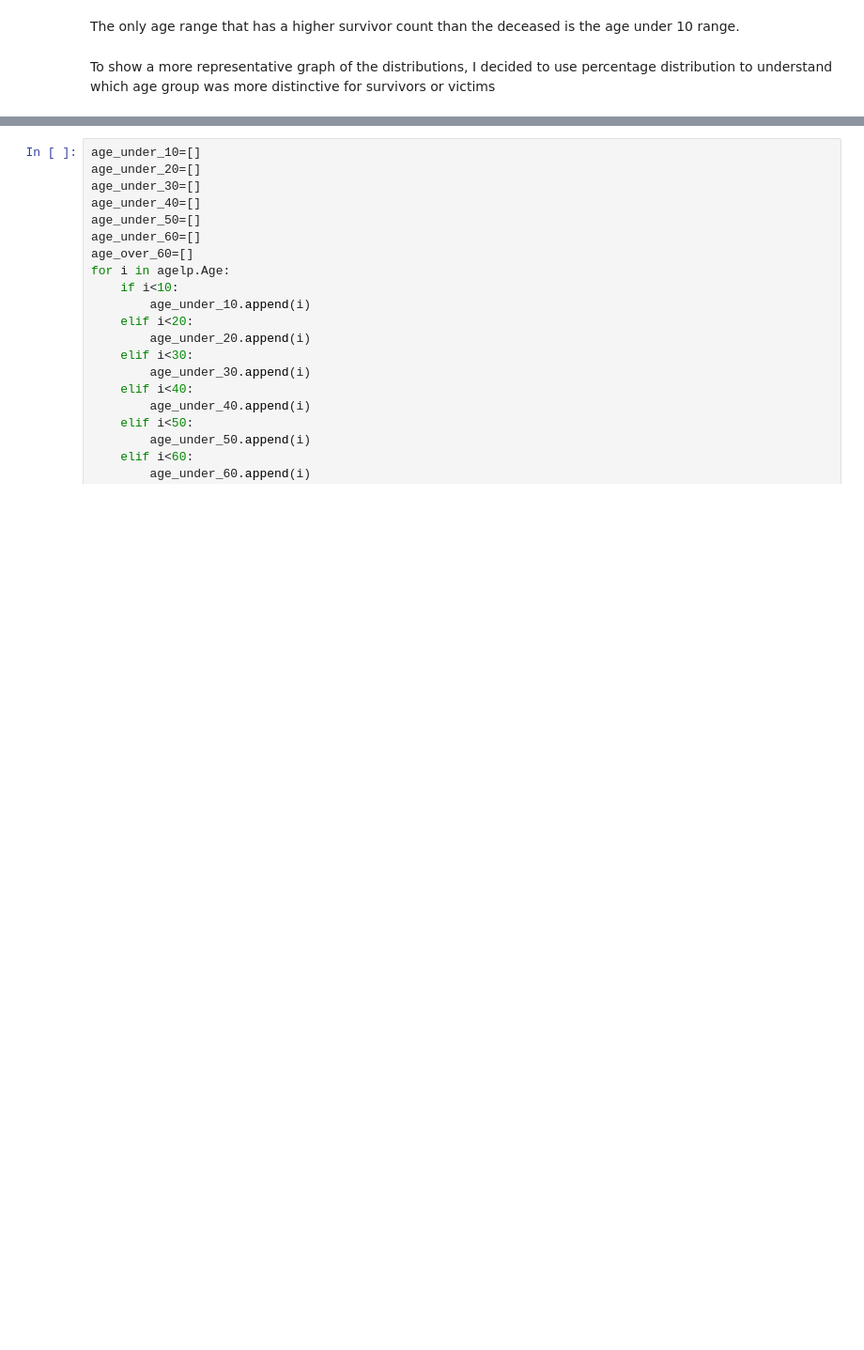
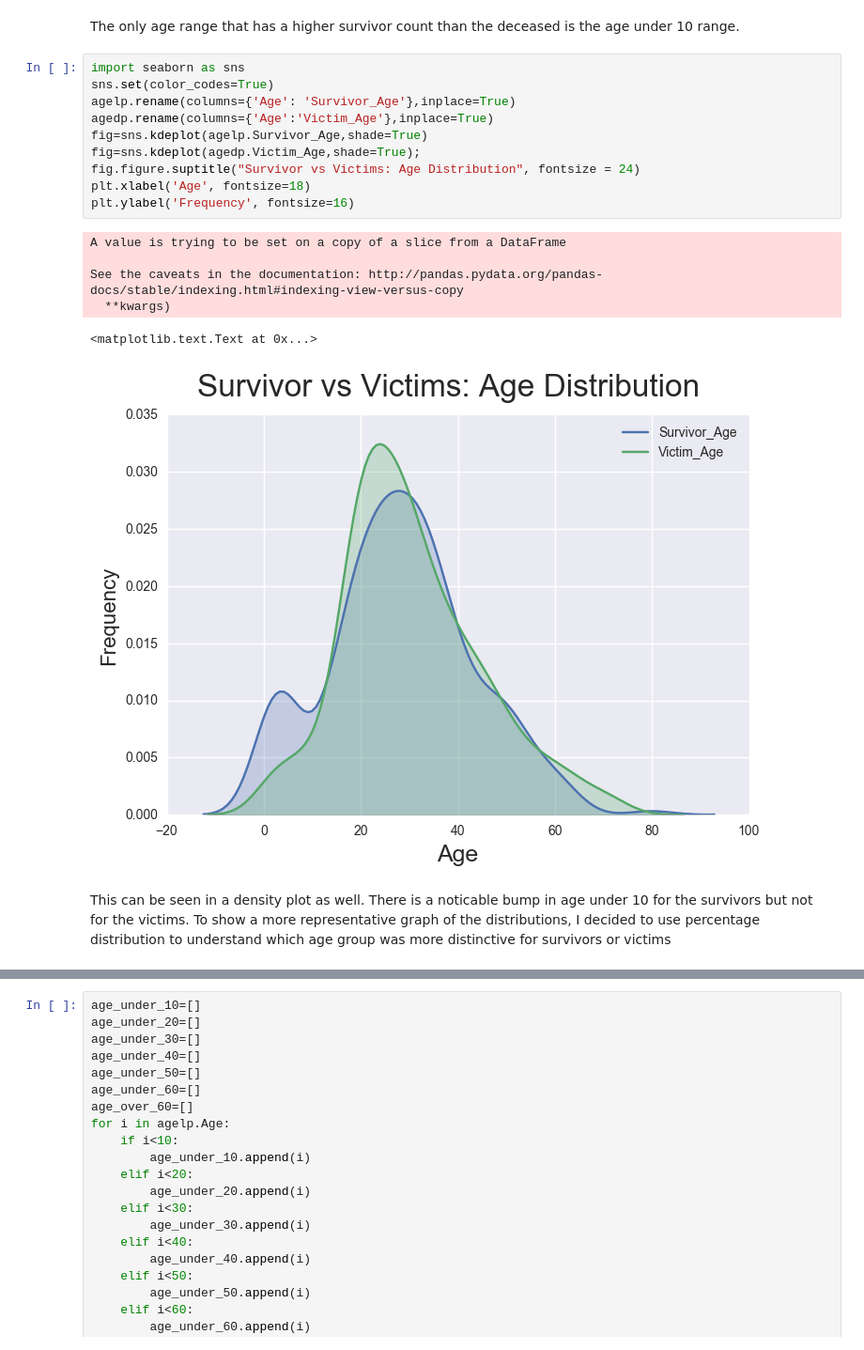
Before and after one commit to jamesyoon12/Titanic-Data, a Jupyter notebook: Titanic_Project_David_Yun.ipynb, the cells around one changed output, grey strips where cells are left out. Shown: that part at 94% size. Saved outputs shown, nothing was run; the diff lists cells and outputs as text; blank space fills up the shorter version.

```diff
--- a/Titanic_Project_David_Yun.ipynb
+++ b/Titanic_Project_David_Yun.ipynb
@@ -171,5 +171,23 @@ plt.show()
 [figure]
 # %% [markdown]
 The only age range that has a higher survivor count than the deceased is the age under 10 range.
+# %%
+import seaborn as sns
+sns.set(color_codes=True)
+agelp.rename(columns={'Age': 'Survivor_Age'},inplace=True)
+agedp.rename(columns={'Age':'Victim_Age'},inplace=True)
+fig=sns.kdeplot(agelp.Survivor_Age,shade=True)
+fig=sns.kdeplot(agedp.Victim_Age,shade=True);
+fig.figure.suptitle("Survivor vs Victims: Age Distribution", fontsize = 24)
+plt.xlabel('Age', fontsize=18)
+plt.ylabel('Frequency', fontsize=16)
+# %% [output]
+A value is trying to be set on a copy of a slice from a DataFrame
+
+See the caveats in the documentation: http://pandas.pydata.org/pandas-docs/stable/indexing.html#indexing-view-versus-copy
+  **kwargs)
+<matplotlib.text.Text at 0x...>
+[figure, added]
 # %% [markdown]
+This can be seen in a density plot as well. There is a noticable bump in age under 10 for the survivors but not for the victims.
 To show a more representative graph of the distributions, I decided to use percentage distribution to understand which age group was more distinctive for survivors or victims
```
Also changed, not shown: parts of 5 cells of this notebook, 1 other file.
